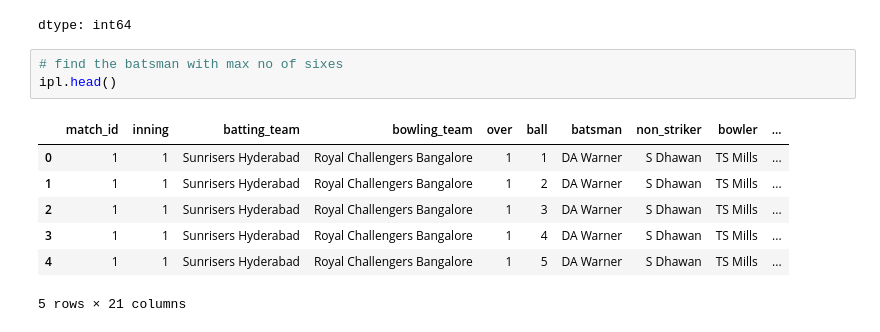
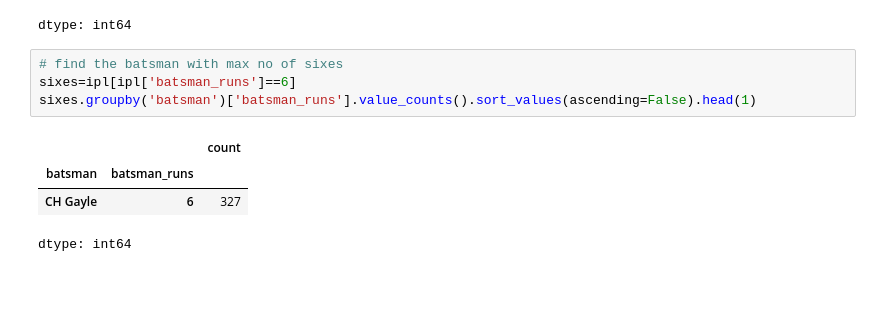
Before and after one commit to boradenihal15-beep/Python-libraries, a Jupyter notebook: Pandas/Grouping.ipynb, the cells around one changed output. Saved outputs shown, nothing was run; the diff lists cells and outputs as text; blank space fills up the shorter version.

```diff
--- a/Pandas/Grouping.ipynb
+++ b/Pandas/Grouping.ipynb
@@ -465,12 +465,10 @@ ipl.groupby('batsman')['batsman_runs'].sum().sort_values(ascending=False).head(1
 dtype: int64
 # %%
 # find the batsman with max no of sixes
-ipl.head()
+sixes=ipl[ipl['batsman_runs']==6]
+sixes.groupby('batsman')['batsman_runs'].value_counts().sort_values(ascending=False).head(1)
 # %% [output]
-|  | match_id | inning | batting_team | bowling_team | over | ball | batsman | non_striker | bowler | ... |
-| 0 | 1 | 1 | Sunrisers Hyderabad | Royal Challengers Bangalore | 1 | 1 | DA Warner | S Dhawan | TS Mills | ... |
-| 1 | 1 | 1 | Sunrisers Hyderabad | Royal Challengers Bangalore | 1 | 2 | DA Warner | S Dhawan | TS Mills | ... |
-| 2 | 1 | 1 | Sunrisers Hyderabad | Royal Challengers Bangalore | 1 | 3 | DA Warner | S Dhawan | TS Mills | ... |
-| 3 | 1 | 1 | Sunrisers Hyderabad | Royal Challengers Bangalore | 1 | 4 | DA Warner | S Dhawan | TS Mills | ... |
-| 4 | 1 | 1 | Sunrisers Hyderabad | Royal Challengers Bangalore | 1 | 5 | DA Warner | S Dhawan | TS Mills | ... |
+|  |  | count |
+| batsman | batsman_runs |  |
+| CH Gayle | 6 | 327 |
-5 rows × 21 columns
+dtype: int64
```
Also changed, not shown: parts of 2 cells of this notebook.
